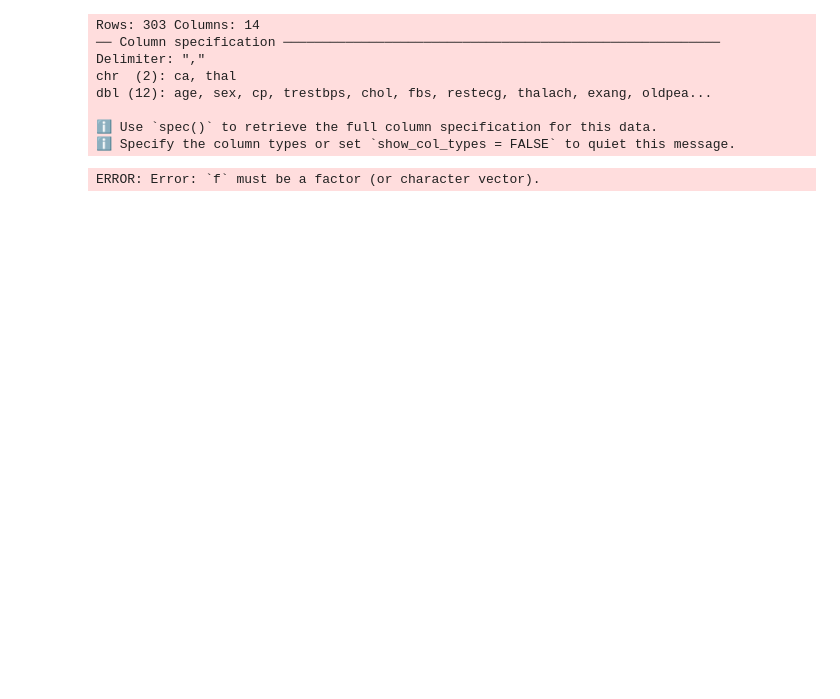
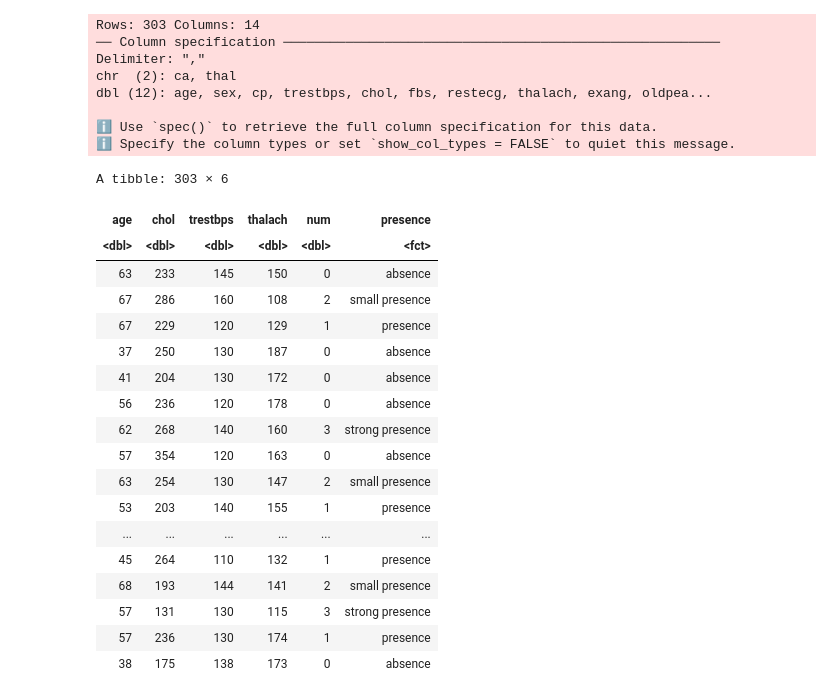
Before and after one commit to Kyleetd/DSCI100-Course-Project-2023, a Jupyter notebook: FinalProjectScript.ipynb, the cells around one changed output. Drawn from its saved outputs; the diff is of its cells as text; code cells hidden in the pictures; blank space fills up the shorter version.

```diff
--- a/FinalProjectScript.ipynb
+++ b/FinalProjectScript.ipynb
@@ -19,20 +38,39 @@ dbl (12): age, sex, cp, trestbps, chol, fbs, restecg, thalach, exang, oldpea...
 ℹ Specify the column types or set `show_col_types = FALSE` to quiet this message.
 # %%
 ## Filter data and select data so there's no N/A observations in the predictor variables
-disease_factor <- factor(c("absence", "small presence", "presence", "strong presence", "strongest presence"))
-
-heart_disease_data_filtered <- filter(heart_disease_data, age != "?", chol != "?", trestbps != "?",  thalach != "?", num != "?") |>
+heart_disease_data <- filter(heart_disease_data, age != "?", chol != "?", trestbps != "?",  thalach != "?", num != "?") |>
     select(age, chol, trestbps, thalach, num) |>
     mutate(presence = case_when(num == 0 ~ "absence",
                                 num == 1 ~ "small presence",
                                 num == 2 ~ "presence",
                                 num == 3 ~ "strong presence",
                                 num == 4 ~ "strongest presence")) |>
-    mutate(presence = as.factor(presence)) |>
-    fct_relevel(presence, disease_factor)
+    mutate(presence = as.factor(presence))
 
-heart_disease_data_filtered
+## specify levels of factor column
+disease_factored <- factor(c("absence", "small presence", "presence", "strong presence", "strongest presence"))
+levels(heart_disease_data$presence) <- disease_factored
+
+heart_disease_data
 # %% [output]
-ERROR: Error: `f` must be a factor (or character vector).
+A tibble: 303 × 6
+| age | chol | trestbps | thalach | num | presence |
+| <dbl> | <dbl> | <dbl> | <dbl> | <dbl> | <fct> |
+| 63 | 233 | 145 | 150 | 0 | absence |
+| 67 | 286 | 160 | 108 | 2 | small presence |
+| 67 | 229 | 120 | 129 | 1 | presence |
+| 37 | 250 | 130 | 187 | 0 | absence |
+| 41 | 204 | 130 | 172 | 0 | absence |
+| 56 | 236 | 120 | 178 | 0 | absence |
+| 62 | 268 | 140 | 160 | 3 | strong presence |
+| 57 | 354 | 120 | 163 | 0 | absence |
+| 63 | 254 | 130 | 147 | 2 | small presence |
+| 53 | 203 | 140 | 155 | 1 | presence |
+| ... | ... | ... | ... | ... | ... |
+| 45 | 264 | 110 | 132 | 1 | presence |
+| 68 | 193 | 144 | 141 | 2 | small presence |
+| 57 | 131 | 130 | 115 | 3 | strong presence |
+| 57 | 236 | 130 | 174 | 1 | presence |
+| 38 | 175 | 138 | 173 | 0 | absence |
 # %%
 ## plot
```
Also changed, not shown: parts of 7 cells of this notebook.
